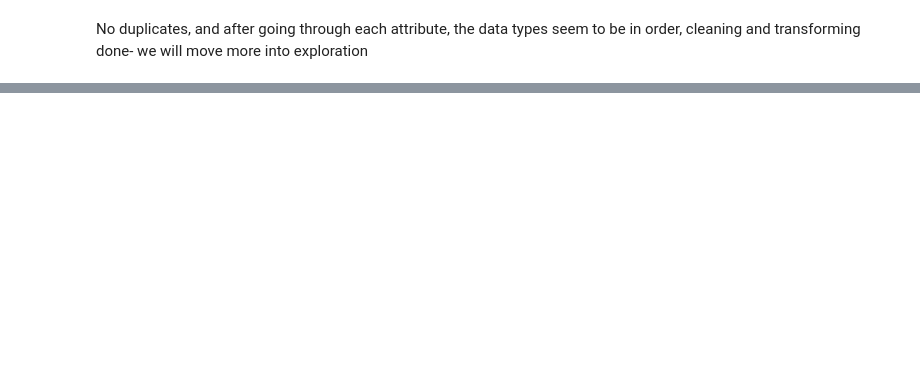
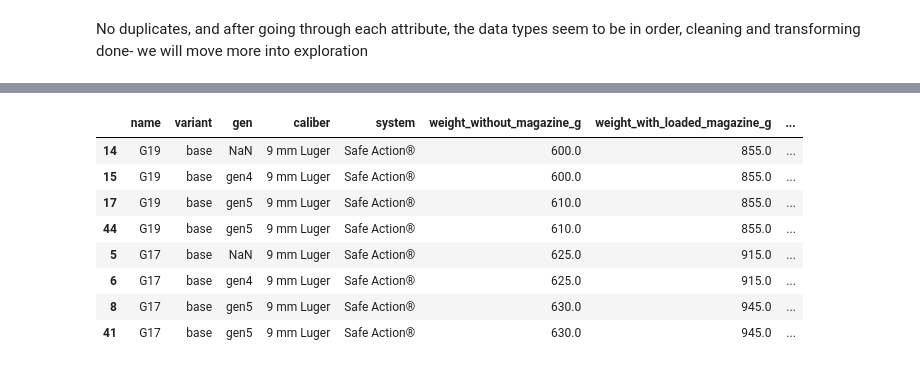
Before and after one commit to AristonTheAnalyst/Glock-Dashboard, a Jupyter notebook: exploratory-data-analysis/EDA.ipynb, the cells around one changed output, grey strips where cells are left out. Drawn from its saved outputs; the diff is of its cells as text; code cells hidden in the pictures; blank space fills up the shorter version.

```diff
--- a/exploratory-data-analysis/EDA.ipynb
+++ b/exploratory-data-analysis/EDA.ipynb
@@ -71,9 +106,9 @@ data.rename(columns={
     'Mag. Capacity': 'mag_size',
     'Barrel Length': 'barrel_length',
     'Trigger Pull***': 'trigger_pull',
-    'Dimension_LENGTH (OVERALL)*' : 'gun_length',
+    'Dimension_LENGTH (OVERALL)*' : 'pistol_length',
     'Dimension_SLIDE LENGTH' : 'slide_length',
-    'Dimension_WIDTH (OVERALL)' : 'gun_width',
+    'Dimension_WIDTH (OVERALL)' : 'pistol_width',
     'Dimension_SLIDE WIDTH' : 'slide_width',
     'Dimension_HEIGHT INCL. MAG.' : 'height_incl_mag',
     'Dimension_' : 'height_incl_mag_2', # manually verified this attribute to be height including mag
@@ -152,9 +187,9 @@ Name: trigger_distance, dtype: object
 columns_to_clean = {
     'barrel_length': 'barrel_length_mm',
     'trigger_pull': 'trigger_pull_N',
-    'gun_length': 'gun_length_mm',
+    'pistol_length': 'pistol_length_mm',
     'slide_length': 'slide_length_mm',
-    'gun_width': 'gun_width_mm',
+    'pistol_width': 'pistol_width_mm',
     'slide_width': 'slide_width_mm',
     'height_incl_mag': 'height_incl_mag_mm',
     'height_incl_mag_2': 'height_incl_mag_2_mm',
@@ -362,0 +426,25 @@ Product Description:  For those discerning shooters who desired the smallest GLO
+# %%
+# Return Glock 17 and 19 base models for analysis
+g17andg19 = data[
+    ((data['name'] == 'G17') | (data['name'] == 'G19')) & (data['variant'] == 'base')
+][[
+    'name',
+    'variant',
+    'gen',
+    'caliber',
+    'system',
+    'weight_without_magazine_g',
+    'weight_with_loaded_magazine_g',
+    'mag_size_standard'
+]].sort_values('weight_with_loaded_magazine_g')
+g17andg19
+# %% [output]
+|  | name | variant | gen | caliber | system | weight_without_magazine_g | weight_with_loaded_magazine_g | ... |
+| 14 | G19 | base | NaN | 9 mm Luger | Safe Action® | 600.0 | 855.0 | ... |
+| 15 | G19 | base | gen4 | 9 mm Luger | Safe Action® | 600.0 | 855.0 | ... |
+| 17 | G19 | base | gen5 | 9 mm Luger | Safe Action® | 610.0 | 855.0 | ... |
+| 44 | G19 | base | gen5 | 9 mm Luger | Safe Action® | 610.0 | 855.0 | ... |
+| 5 | G17 | base | NaN | 9 mm Luger | Safe Action® | 625.0 | 915.0 | ... |
+| 6 | G17 | base | gen4 | 9 mm Luger | Safe Action® | 625.0 | 915.0 | ... |
+| 8 | G17 | base | gen5 | 9 mm Luger | Safe Action® | 630.0 | 945.0 | ... |
+| 41 | G17 | base | gen5 | 9 mm Luger | Safe Action® | 630.0 | 945.0 | ... |
```
Also changed, not shown: parts of 21 cells of this notebook, 14 other files.
